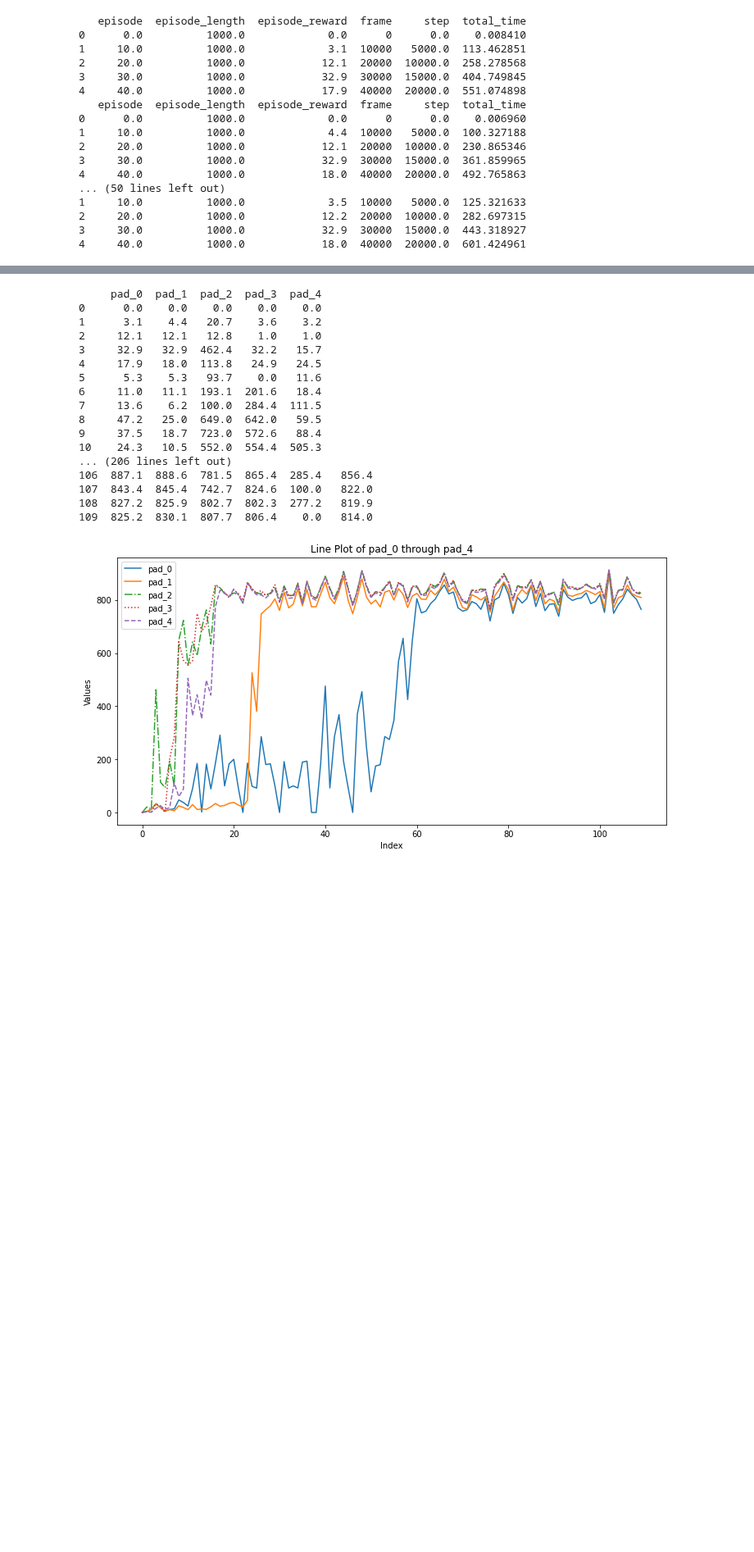
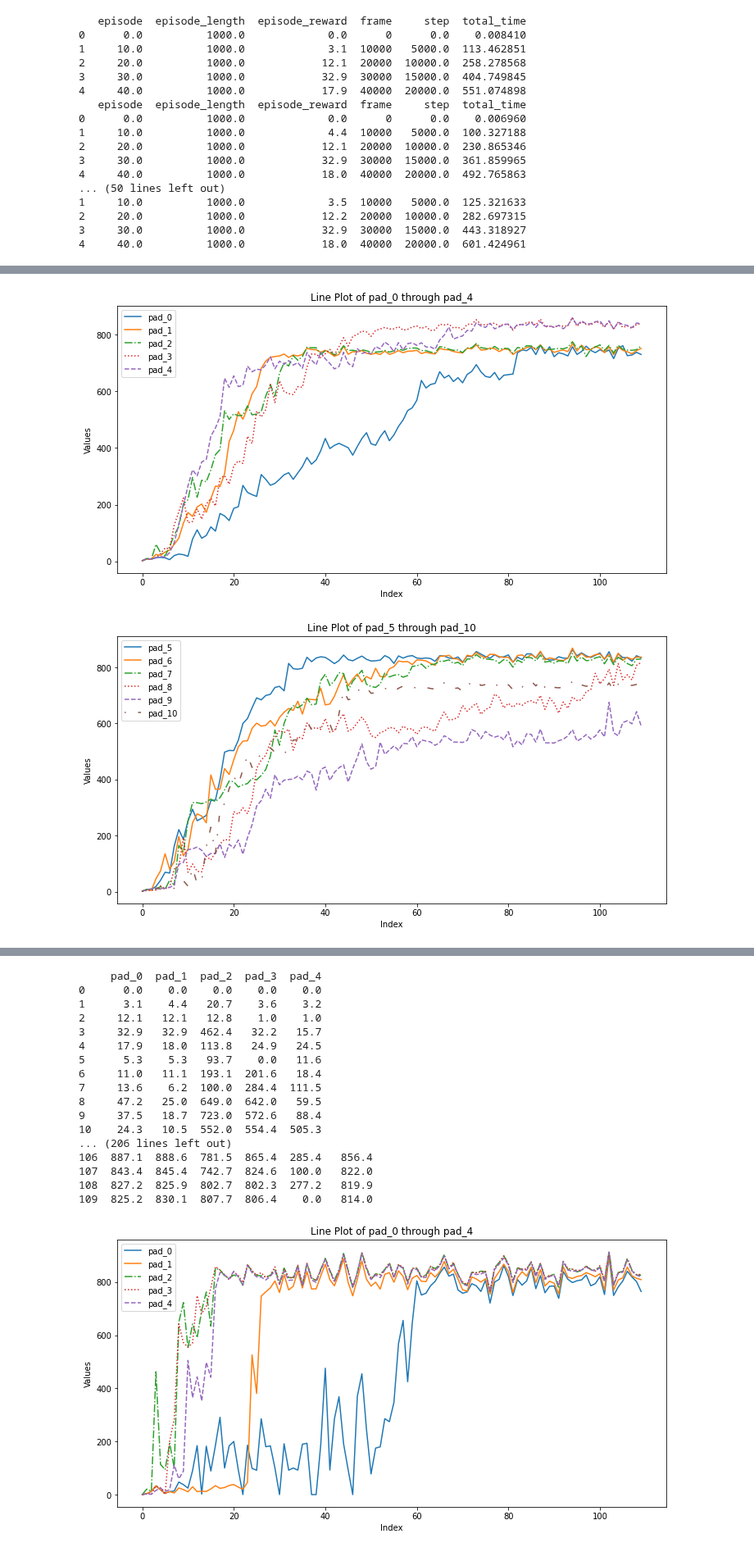
Before and after one commit to vBarbaros/smart-rl, a Jupyter notebook: notebooks/pad-metrics.ipynb, the cells around one changed output, grey strips where cells are left out. Shown at 82% size. Drawn from its saved outputs; the diff is of its cells as text; code cells hidden in the pictures; blank space fills up the shorter version.

```diff
--- a/notebooks/pad-metrics.ipynb
+++ b/notebooks/pad-metrics.ipynb
@@ -174,0 +163,71 @@ Found files:
+# %%
+
+def fetch_all_by_column(dataframes, column_name = 'episode_reward'):
+    rewards = []
+    for i in dataframes:
+        sr = i[[column_name]]
+        rewards.append(sr)
+
+    return rewards
+
+
+
+def get_mean_df(dfs):
+    rewards_from_dfs = fetch_all_by_column(dfs)
+    result_all_seeds_dfs = pd.concat(rewards_from_dfs, axis=1)
+    return result_all_seeds_dfs.mean(axis=1)
+
+
+
+
+mean_column_df_0 = get_mean_df(dfs_pad_0)
+mean_column_df_1 = get_mean_df(dfs_pad_1)
+mean_column_df_2 = get_mean_df(dfs_pad_2)
+mean_column_df_3 = get_mean_df(dfs_pad_3)
+mean_column_df_4 = get_mean_df(dfs_pad_4)
+mean_column_df_5 = get_mean_df(dfs_pad_5)
+mean_column_df_6 = get_mean_df(dfs_pad_6)
+mean_column_df_7 = get_mean_df(dfs_pad_7)
+mean_column_df_8 = get_mean_df(dfs_pad_8)
+mean_column_df_9 = get_mean_df(dfs_pad_9)
+mean_column_df_10 = get_mean_df(dfs_pad_10)
+
+
+
+
+import pandas as pd
+import matplotlib.pyplot as plt
+
+plt.figure(figsize=(12, 6))
+
+# colors = plt.cm.viridis(np.linspace(0, 1, 11))
+plt.plot(mean_column_df_0, label='pad_0')
+plt.plot(mean_column_df_1, label='pad_1', linestyle='-')
+plt.plot(mean_column_df_2, label='pad_2', linestyle='-.')
+plt.plot(mean_column_df_3, label='pad_3', linestyle=':')
+plt.plot(mean_column_df_4, label='pad_4', linestyle='--')
+plt.title('Line Plot of pad_0 through pad_4')
+plt.xlabel('Index')
+plt.ylabel('Values')
+plt.legend()
+plt.show()
+
+
+
+plt.figure(figsize=(12, 6))
+
+# colors = plt.cm.viridis(np.linspace(0, 1, 11))
+plt.plot(mean_column_df_5, label='pad_5')
+plt.plot(mean_column_df_6, label='pad_6', linestyle='-')
+plt.plot(mean_column_df_7, label='pad_7', linestyle='-.')
+plt.plot(mean_column_df_8, label='pad_8', linestyle=':')
+plt.plot(mean_column_df_9, label='pad_9', linestyle='--')
+plt.plot(mean_column_df_10, label='pad_10', linestyle=(0, (1, 10, 5, 10)))
+plt.title('Line Plot of pad_5 through pad_10')
+plt.xlabel('Index')
+plt.ylabel('Values')
+plt.legend()
+plt.show()
+# %% [output]
+[figure, added]
+[figure, added]
```
Also changed, not shown: parts of 3 cells of this notebook.
